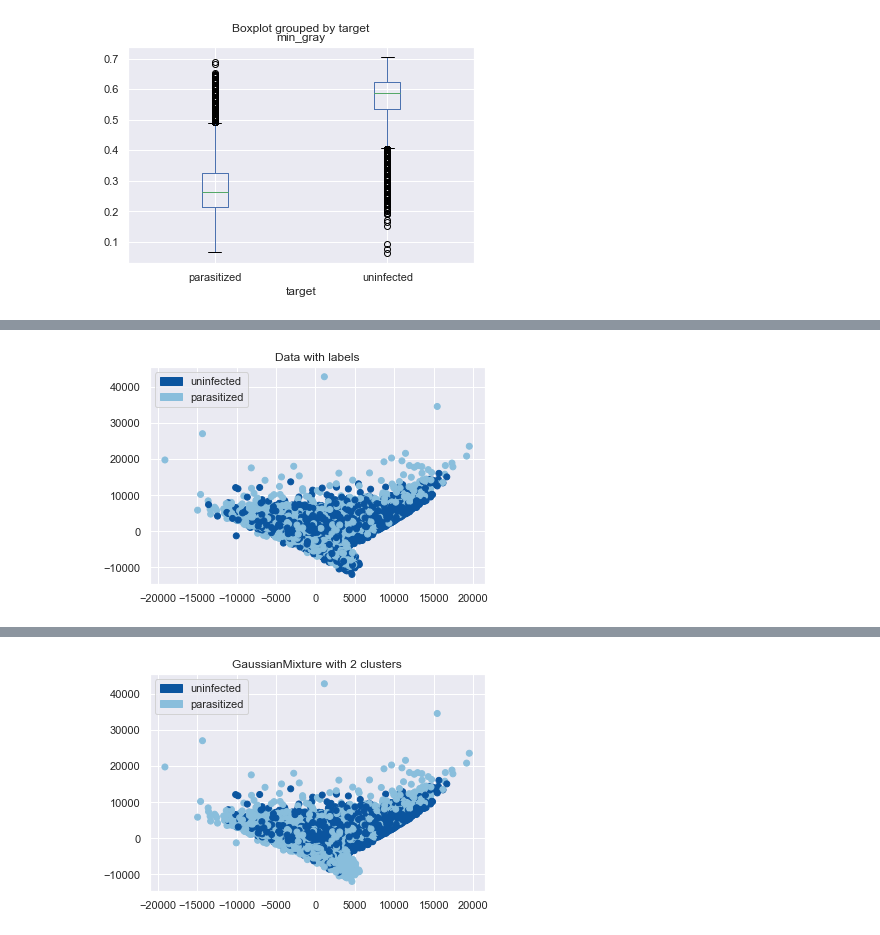
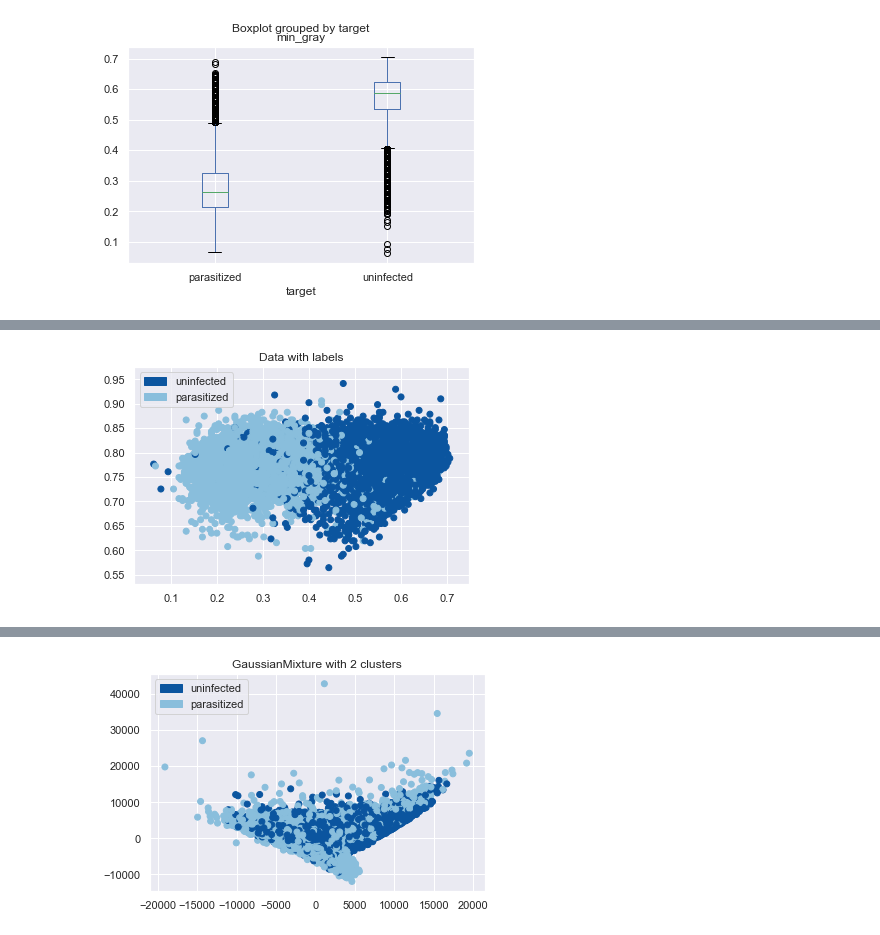
Before and after one commit to PhamAlexT/MOSQUITO, a Jupyter notebook: starting_kit/README_visualization.ipynb, the cells around one changed output, grey strips where cells are left out. Cells and saved outputs as stored; diff of their text form; code cells hidden in the pictures.

```diff
--- a/starting_kit/README_visualization.ipynb
+++ b/starting_kit/README_visualization.ipynb
@@ -213,22 +209,23 @@ X = pca.transform(d)
 # %%
 import matplotlib.patches as mpatches
 
-
 #plot avec Les labels
 
-l = df_n.to_numpy()[:,0]   #On recupere les vrais labels
+d = df_n.drop(columns=['parasitized'])  #On enleve la colonne du label
+label = df_n['parasitized'].to_numpy()
+X = d.to_numpy()
 
 colors = np.array(['#0b559f', '#89bedc'])
 
-cells_a = mpatches.Patch(color = colors[int(l[0])], label='uninfected')
-cells_b = mpatches.Patch(color = colors[int(l[1])], label='parasitized')
+cells_a = mpatches.Patch(color = colors[0], label='uninfected')
+cells_b = mpatches.Patch(color = colors[1], label='parasitized')
 
 plt.legend(handles=[cells_a,cells_b])
 plt.title('Data with labels')
-plt.scatter(X[:, 0], X[:, 1],  c=colors[l.astype(int)])
+plt.scatter(X[:, 7], X[:, 8],  c=colors[label.astype(int)])
 plt.show()
 # %% [output]
-[figure, old version]
+[figure, new version]
 # %%
 from sklearn.mixture import GaussianMixture
 
```
Also changed, not shown: parts of 45 cells of this notebook.
